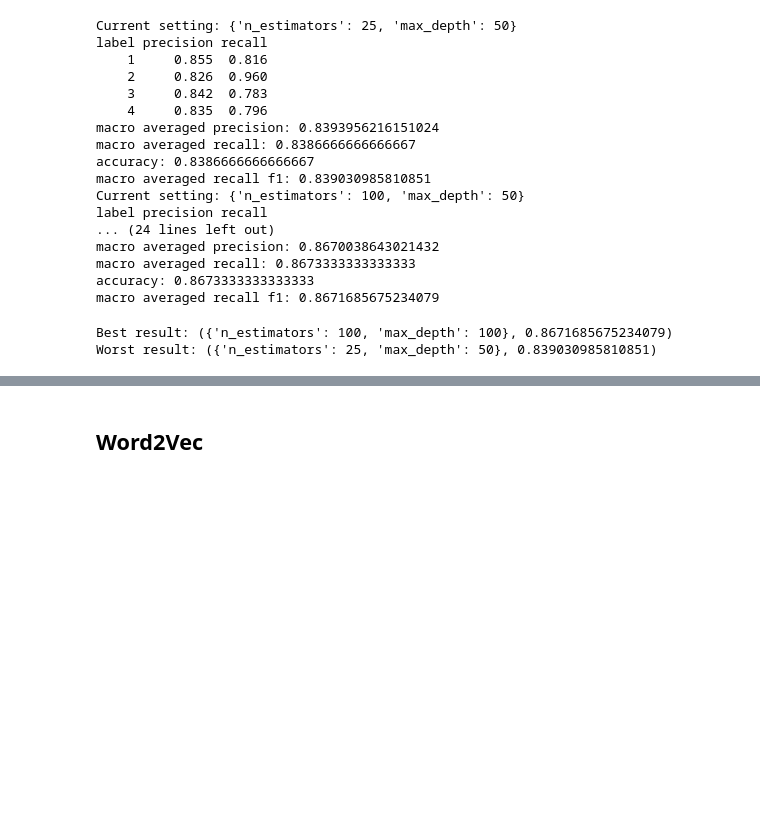
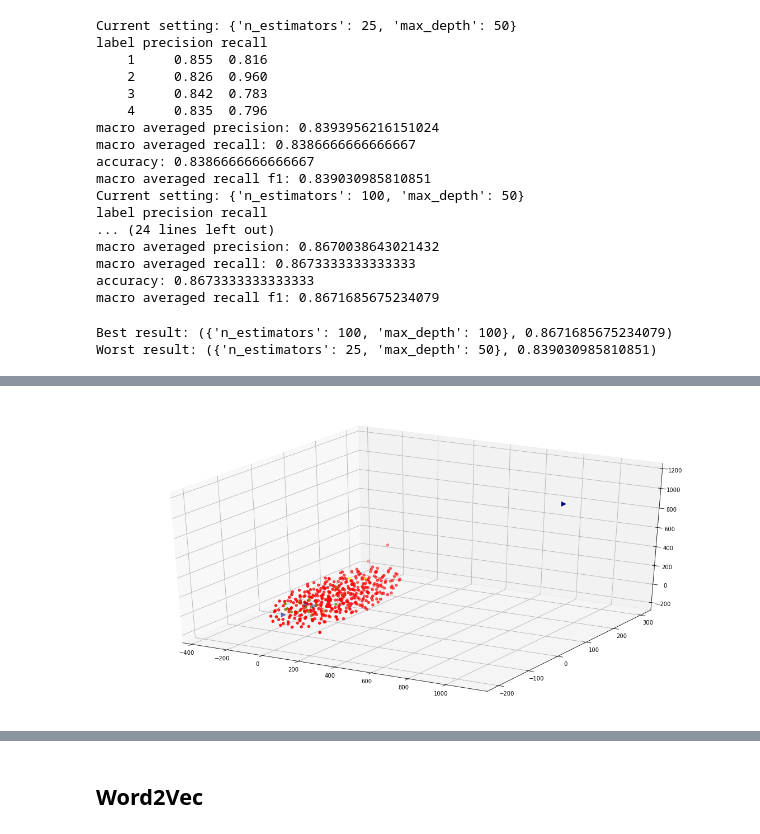
Before and after one commit to SeyedAlirezaFatemi/modern-information-retrieval, a Jupyter notebook: MIR-Project.ipynb, the cells around one changed output, grey strips where cells are left out. Cells and saved outputs as stored; diff of their text form; code cells hidden in the pictures; blank space fills up the shorter version.

```diff
--- a/MIR-Project.ipynb
+++ b/MIR-Project.ipynb
@@ -706,0 +690,5 @@ plt.scatter(X_embedded[:, 0], X_embedded[:, 1])
+# %%
+k_means_colors = []
+for label in chosen_labels:
+    k_means_colors += [colors[label]]
+k_means_colors += ["navy"] * 4
@@ -706,0 +718,18 @@ plt.scatter(X_embedded[:, 0], X_embedded[:, 1])
+# %%
+fig = plt.figure(figsize=(20, 10))
+ax = fig.add_subplot(111, projection="3d")
+
+ax.scatter(
+    X_embedded[:-4, 0], X_embedded[:-4, 1], X_embedded[:-4, 2], c=k_means_colors[:-4]
+)
+ax.scatter(
+    X_embedded[-4:, 0],
+    X_embedded[-4:, 1],
+    X_embedded[-4:, 2],
+    c=k_means_colors[-4:],
+    marker=">",
+    s=60,
+)
+plt.show()
+# %% [output]
+[figure, added]
```
Also changed, not shown: parts of 28 cells of this notebook.
